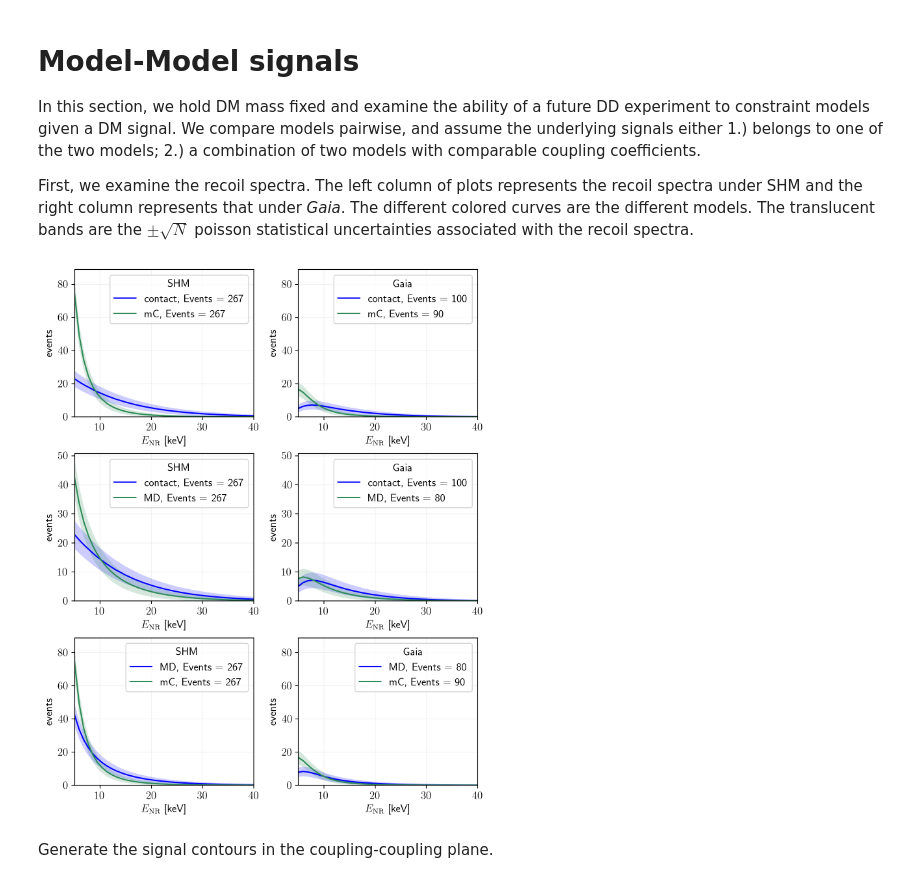
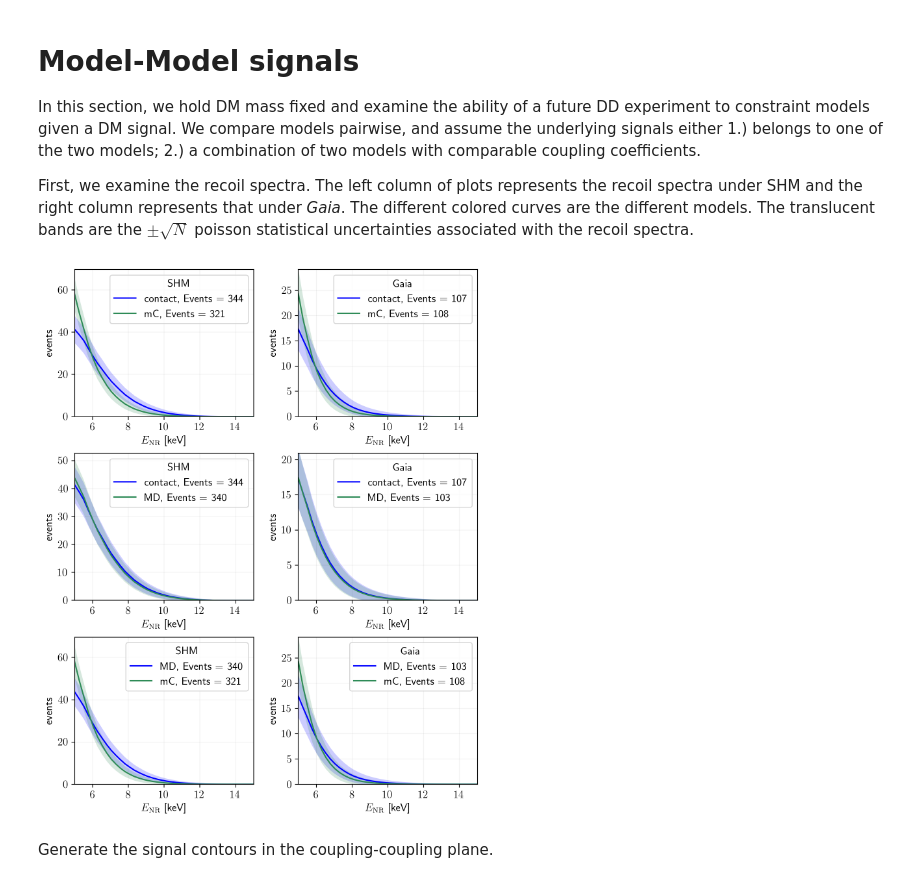
Before and after one commit to bbsonjohn/DD-Gaia-substructure, a Jupyter notebook: dd_eft_substructure-3D-Signals.ipynb, the cells around one changed output. Cells and saved outputs as stored; diff of their text form; code cells hidden in the pictures.

```diff
--- a/dd_eft_substructure-3D-Signals.ipynb
+++ b/dd_eft_substructure-3D-Signals.ipynb
@@ -237,7 +242,7 @@ def elc_moment(g_energy, log_coup = False, log_out = False):
         g_energy = 10**g_energy
     if log_out :
         return np.log10(e_charge*g_energy/GeVtoInvcm)
-    return 2*e_charge*g_energy/GeVtoInvcm
+    return g_energy/GeVtoInvcm/e_charge
 def mag_moment(g_energy, log_coup = False, log_out = False):
     if log_coup:
         g_energy = 10**g_energy
@@ -306,8 +311,10 @@ def plot_ellipse(ax, sh, coupling_c0, coupling_c1, cm_plot, contour, ind = None)
 
     if contour == 'SHM':
         color_c = SHM_sig_color
+        style_c = 'solid'
     elif contour == 'NLB':
         color_c = Gaia_sig_color
+        style_c = 'dashed'
     pp2, el_ind2, d2 = sh.query_region(P0, sigma=3, d=2, return_distance = True)
 
     z = np.ones_like(coupling_c0[el_ind2])
@@ -316,7 +323,7 @@ def plot_ellipse(ax, sh, coupling_c0, coupling_c1, cm_plot, contour, ind = None)
     if len(z) < min_contour_pts:
         return
     try:
-        ax.tricontour(x, y, d2, colors=[color_c, color_c], levels=[0, 1.5152])
+        ax.tricontour(x, y, d2, colors=[color_c, color_c], levels=[0, 1.5152], linestyles=style_c )
         #ax.tricontourf(x, y, d2, colors=[color_c, color_c], levels=[0, 1.5152], alpha=0.05)
     except:
         return
@@ -654,11 +661,12 @@ In this section, we hold DM mass fixed and examine the ability of a future DD ex
 
 First, we examine the recoil spectra. The left column of plots represents the recoil spectra under SHM and the right column represents that under _Gaia_. The different colored curves are the different models. The translucent bands are the $\pm\sqrt{N}$ poisson statistical uncertainties associated with the recoil spectra.
 # %%
-m_point = 50.
+m_point = 12.
 
 ops_pair_list = [['SS','mQ'], ['SS','mDM_l'], ['mDM_l','mQ']]
+the_experiment='Xenon_Darwin'
 
-expos = exposure_func('Xenon_Darwin')
+expos = exposure_func(the_experiment)
 
 oper_names = [['contact', 'mC'], ['contact', 'MD'], ['MD', 'mC']]
 
@@ -712,8 +720,8 @@ for i_op, opers in enumerate(ops_pair_list):
 
     for j_coup, coups in enumerate(list_coup[i_op]):
 
-        opers_shm = expos*dER*(dRT_dER_Model(ER_grid, m_point, 10**(coups[0]), opers[0], experiment=the_experiment, acceptance=False, v_funct = 'SHM')  \
-                    + dRT_dER_Model(ER_grid, m_point, 10**(coups[1]), opers[1], experiment=the_experiment, acceptance=False, v_funct = 'SHM') )
+        opers_shm = expos*dER*(dRT_dER_Model(ER_grid, m_point, 10**(coups[0]), opers[0], experiment=the_experiment, acceptance=True, v_funct = 'SHM')  \
+                    + dRT_dER_Model(ER_grid, m_point, 10**(coups[1]), opers[1], experiment=the_experiment, acceptance=True, v_funct = 'SHM') )
         opers_gaia = expos*dER*(0.42*dRT_dER_Model(ER_grid, m_point, 10**coups[0], opers[0], experiment=the_experiment, acceptance=True, v_funct = 'NLB_subst_full') \
                                     +(1-0.42)*dRT_dER_Model(ER_grid, m_point, 10**coups[0], opers[0], experiment=the_experiment, acceptance=True, v_funct = 'NLB_halo_full') \
                                     + 0.42*dRT_dER_Model(ER_grid, m_point, 10**coups[1], opers[1], experiment=the_experiment, acceptance=True, v_funct = 'NLB_subst_full') \
@@ -724,36 +732,36 @@ for i_op, opers in enumerate(ops_pair_list):
         events_Gaia = np.sum(opers_gaia)
 
         if j_coup == 0:
             label_shm = '{0}, Events = {1}'.format(oper_name[0], int(events_SHM))
             label_gaia = '{0}, Events = {1}'.format(oper_name[0], int(events_Gaia))
         elif j_coup == 2:
             label_shm = '{0} + {1}, Events = {2}'.format(oper_name[0], oper_name[1], int(events_SHM))
             label_gaia = '{0} + {1}, Events = {2}'.format(oper_name[0], oper_name[1], int(events_Gaia))
         elif j_coup == 1:
             label_shm = '{0}, Events = {1}'.format(oper_name[1], int(events_SHM))
             label_gaia = '{0}, Events = {1}'.format(oper_name[1], int(events_Gaia))
 
         SHM_fig = ax[i_op, 0].plot(ER_grid, opers_shm, color=colorings[j_coup], label= label_shm)
         Gaia_fig = ax[i_op, 1].plot(ER_grid, opers_gaia, color=colorings[j_coup], label=label_gaia )
 
         y_shm_p = (opers_shm + np.sqrt(opers_shm))
         y_shm_n = (opers_shm - np.sqrt(opers_shm))
         y_gaia_p = (opers_gaia + np.sqrt(opers_gaia))
         y_gaia_n = (opers_gaia - np.sqrt(opers_gaia))
         ax[i_op, 0].fill_between(ER_grid, y_shm_p, y_shm_n, where=(y_shm_n <= y_shm_p), facecolor=colorings[j_coup], interpolate=True, alpha=0.2)
         ax[i_op, 1].fill_between(ER_grid, y_gaia_p, y_gaia_n, where=(y_gaia_n <= y_gaia_p), facecolor=colorings[j_coup], interpolate=True, alpha=0.2)
 
     ax[i_op, 0].legend(title='SHM'); ax[i_op, 1].legend(title='Gaia')
     ax[i_op, 0].set_xlim(5,max(ER_grid)); ax[i_op, 1].set_xlim(5,max(ER_grid))
     ax[i_op, 0].set_xlabel(r'$E_{\rm NR}$ [keV]'); ax[i_op, 1].set_xlabel(r'$E_{\rm NR}$ [keV]')
-    ax[i_op, 0].set_ylabel("events"); ax[i_op, 0].set_ylim( (0, 1.2*max(np.append(opers_shm, opers_gaia)  )) )
-    ax[i_op, 1].set_ylabel("events"); ax[i_op, 1].set_ylim( (0, 1.2*max(np.append(opers_shm, opers_gaia)  )) )
+    ax[i_op, 0].set_ylabel("events"); ax[i_op, 0].set_ylim( (0, 1.2*max(opers_shm)  ) )
+    ax[i_op, 1].set_ylabel("events"); ax[i_op, 1].set_ylim( (0, 1.2*max(opers_gaia)  ) )
     ax[i_op, 0].grid(b=True, which='major', color='black', alpha=0.05, linestyle='-')
     ax[i_op, 1].grid(b=True, which='major', color='black', alpha=0.05, linestyle='-')
     ax[i_op, 0].grid(b=True, which='minor', color='black', alpha=0.01, linestyle='-')
     ax[i_op, 1].grid(b=True, which='minor', color='black', alpha=0.01, linestyle='-')
 # %% [output]
-[figure, old version]
+[figure, new version]
 # %% [markdown]
 Generate the signal contours in the coupling-coupling plane.
 # %%
```
Also changed, not shown: parts of 2 cells of this notebook.
